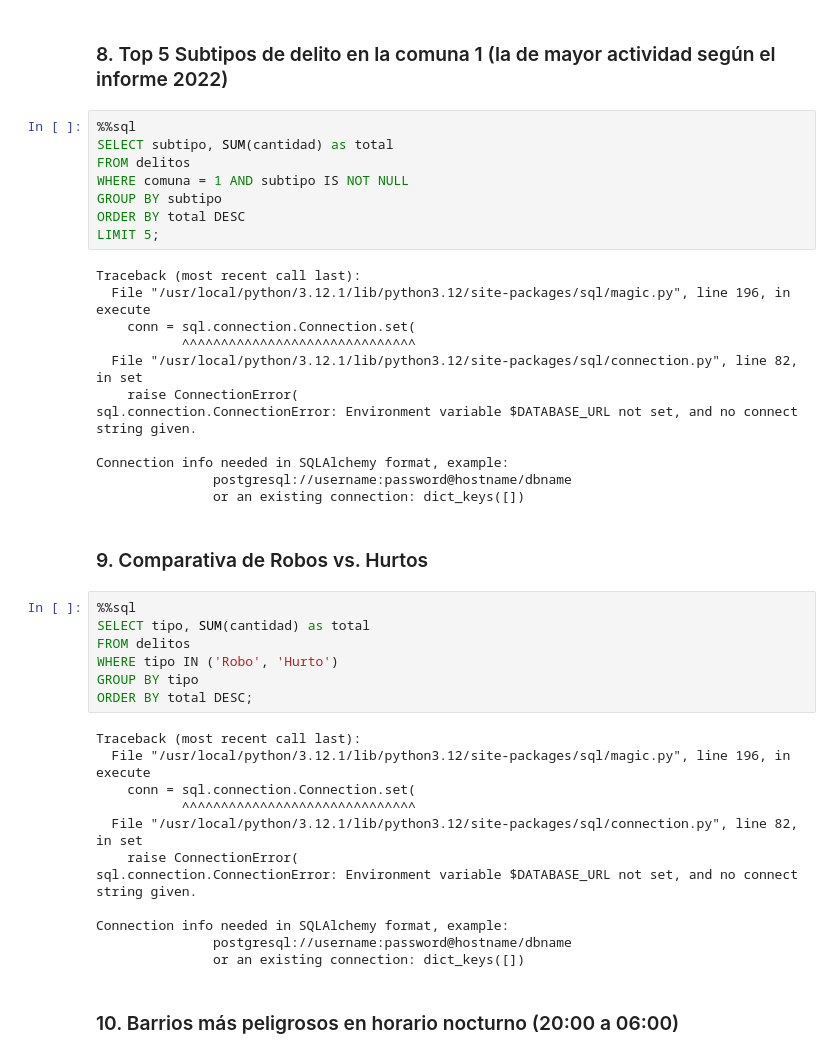
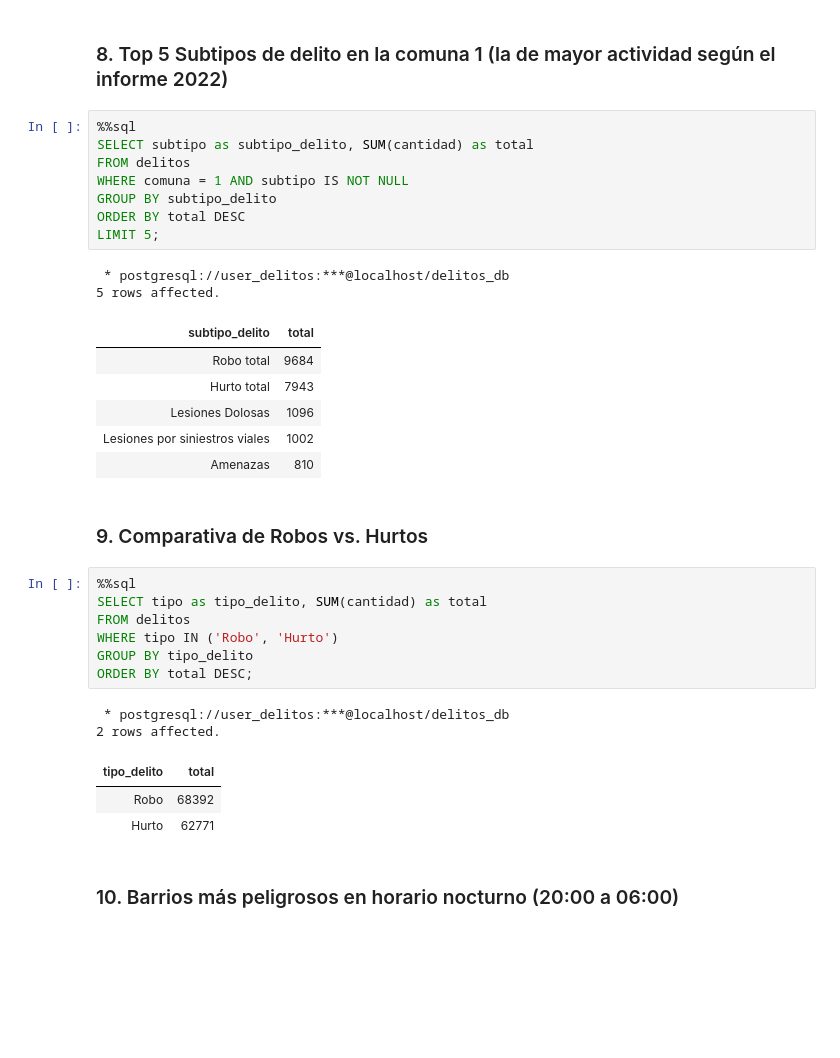
Before and after one commit to micky-albornoz/proyecto-sql-delitos-caba, a Jupyter notebook: analisis_delitos.ipynb, the cells around one changed output. Saved outputs shown, nothing was run; the diff lists cells and outputs as text; blank space fills up the shorter version.

```diff
--- a/analisis_delitos.ipynb
+++ b/analisis_delitos.ipynb
@@ -308,45 +304,36 @@ Connection info needed in SQLAlchemy format, example:
 ### 8. Top 5 Subtipos de delito en la comuna 1 (la de mayor actividad según el informe 2022)
 # %%
 %%sql
-SELECT subtipo, SUM(cantidad) as total
+SELECT subtipo as subtipo_delito, SUM(cantidad) as total
 FROM delitos
 WHERE comuna = 1 AND subtipo IS NOT NULL
-GROUP BY subtipo
+GROUP BY subtipo_delito
 ORDER BY total DESC
 LIMIT 5;
 # %% [output]
-Traceback (most recent call last):
-  File "/usr/local/python/3.12.1/lib/python3.12/site-packages/sql/magic.py", line 196, in execute
-    conn = sql.connection.Connection.set(
-           ^^^^^^^^^^^^^^^^^^^^^^^^^^^^^^
-  File "/usr/local/python/3.12.1/lib/python3.12/site-packages/sql/connection.py", line 82, in set
-    raise ConnectionError(
-sql.connection.ConnectionError: Environment variable $DATABASE_URL not set, and no connect string given.
-
-Connection info needed in SQLAlchemy format, example:
-               postgresql://username:password@hostname/dbname
-               or an existing connection: dict_keys([])
+ * postgresql://user_delitos:***@localhost/delitos_db
+5 rows affected.
+| subtipo_delito | total |
+| Robo total | 9684 |
+| Hurto total | 7943 |
+| Lesiones Dolosas | 1096 |
+| Lesiones por siniestros viales | 1002 |
+| Amenazas | 810 |
 # %% [markdown]
 ### 9. Comparativa de Robos vs. Hurtos
 # %%
 %%sql
-SELECT tipo, SUM(cantidad) as total
+SELECT tipo as tipo_delito, SUM(cantidad) as total
 FROM delitos
 WHERE tipo IN ('Robo', 'Hurto')
-GROUP BY tipo
+GROUP BY tipo_delito
 ORDER BY total DESC;
 # %% [output]
-Traceback (most recent call last):
-  File "/usr/local/python/3.12.1/lib/python3.12/site-packages/sql/magic.py", line 196, in execute
-    conn = sql.connection.Connection.set(
-           ^^^^^^^^^^^^^^^^^^^^^^^^^^^^^^
-  File "/usr/local/python/3.12.1/lib/python3.12/site-packages/sql/connection.py", line 82, in set
-    raise ConnectionError(
-sql.connection.ConnectionError: Environment variable $DATABASE_URL not set, and no connect string given.
-
-Connection info needed in SQLAlchemy format, example:
-               postgresql://username:password@hostname/dbname
-               or an existing connection: dict_keys([])
+ * postgresql://user_delitos:***@localhost/delitos_db
+2 rows affected.
+| tipo_delito | total |
+| Robo | 68392 |
+| Hurto | 62771 |
 # %% [markdown]
 ### 10. Barrios más peligrosos en horario nocturno (20:00 a 06:00)
 # %%
```
Also changed, not shown: parts of 11 cells of this notebook.
